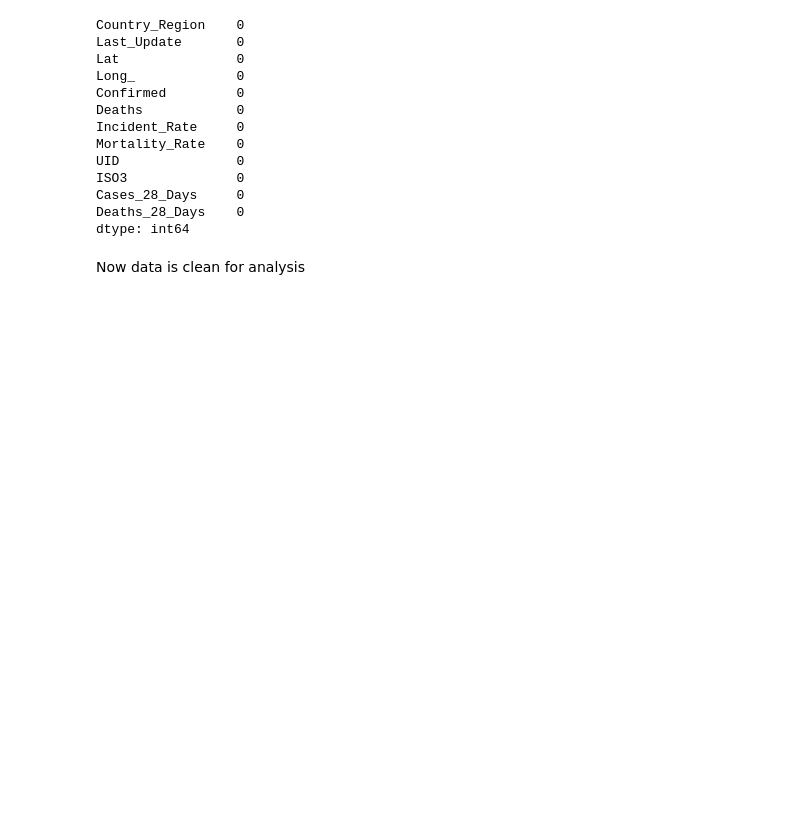
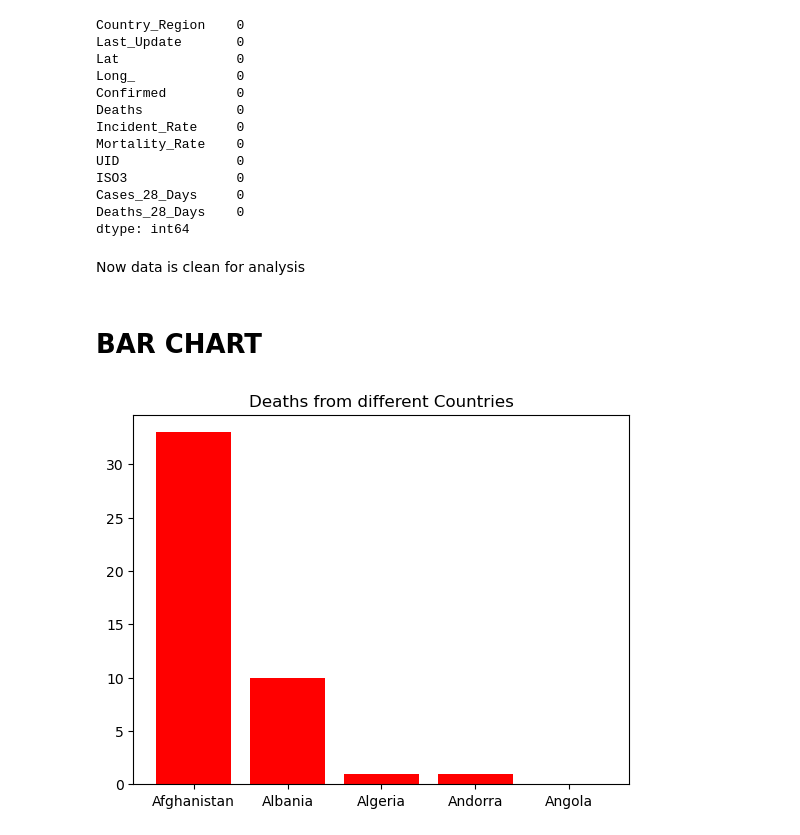
Before and after one commit to Riyocodeart/Covid_19-Data-analysis, a Jupyter notebook: Analysis.ipynb, the cells around one changed output. Cells and saved outputs as stored; diff of their text form; code cells hidden in the pictures; blank space fills up the shorter version.

Commit message:
Bar chart

```diff
--- a/Analysis.ipynb
+++ b/Analysis.ipynb
@@ -109,3 +109,17 @@ Deaths_28_Days    0
 dtype: int64
 # %% [markdown]
 Now data is clean for analysis
+# %% [markdown]
+# BAR CHART
+# %%
+
+fig, ax = plt.subplots()
+
+x = cd['Country_Region'].head(5)
+y = cd['Deaths_28_Days'].head(5)
+
+ax.bar(x, y, color = 'red')
+ax.set_title('Deaths from different Countries')
+plt.show()
+# %% [output]
+[figure, added]
```
